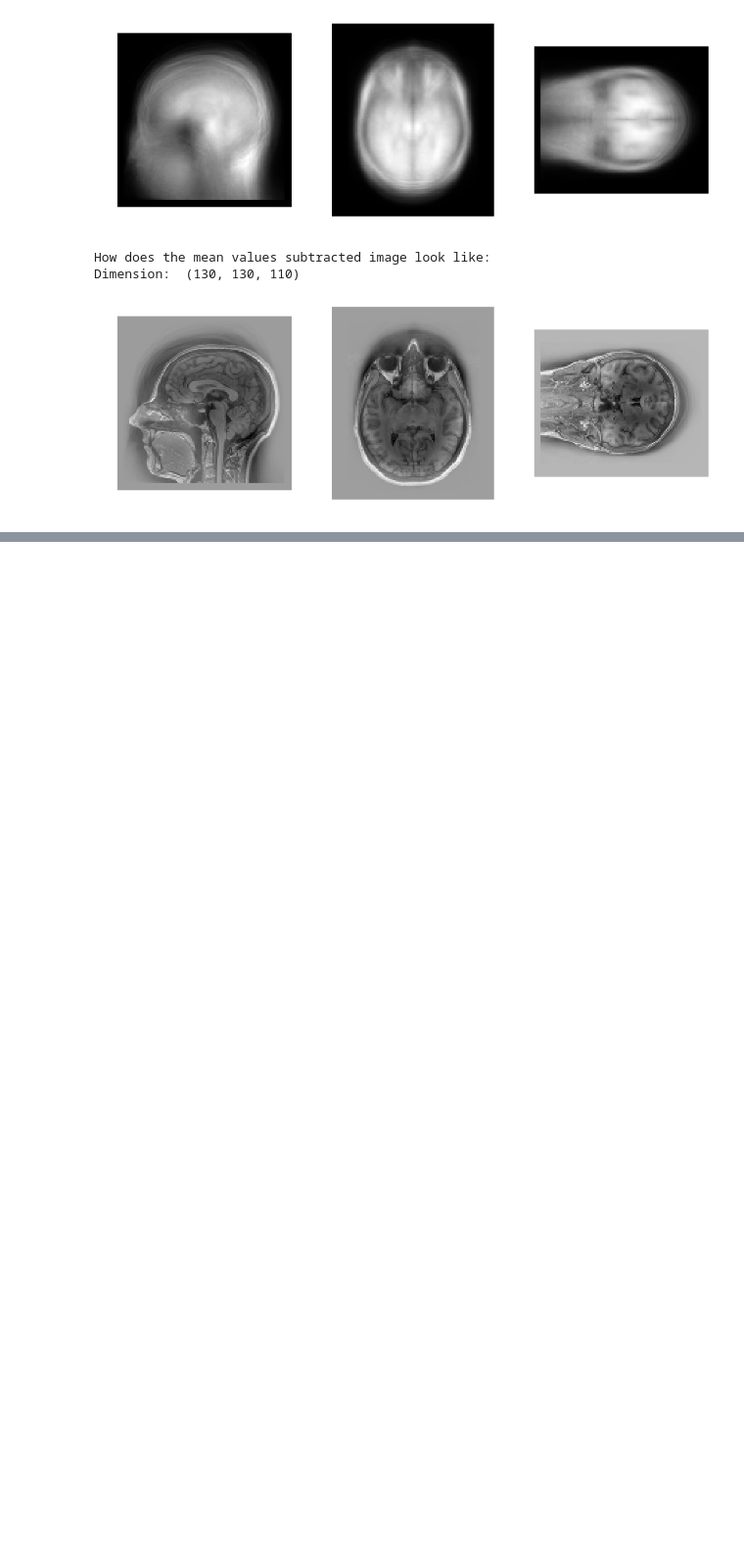
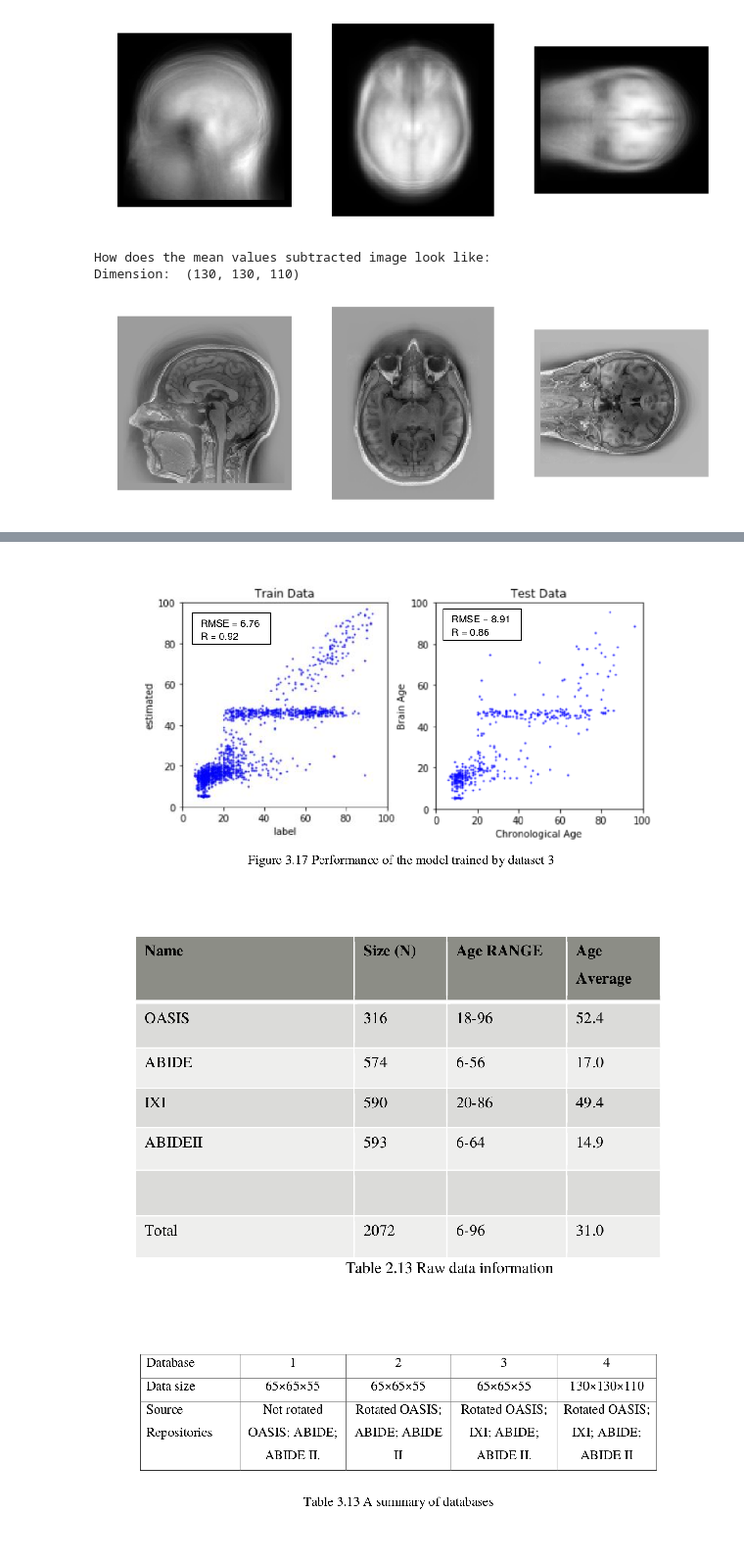
Before and after one commit to woodywff/age_prediction, a Jupyter notebook: Script.ipynb, the cells around one changed output, grey strips where cells are left out. Shown at 98% size. Drawn from its saved outputs; the diff is of its cells as text; code cells hidden in the pictures; blank space fills up the shorter version.

```diff
--- a/Script.ipynb
+++ b/Script.ipynb
@@ -100,0 +133,9 @@ printimg(plt.imread('/home/woody/Pictures/d3.png'))
+# %%
+printimg('/home/woody/Pictures/d3.png')
+printimg('/home/woody/Pictures/datainfo.png')
+printimg('/home/woody/Pictures/dataset.png')
+printimg('/home/woody/Pictures/d4.png')
+# %% [output]
+[figure, added]
+[figure, added]
+[figure, added]
```
Also changed, not shown: parts of 5 cells of this notebook, 3 other files.
